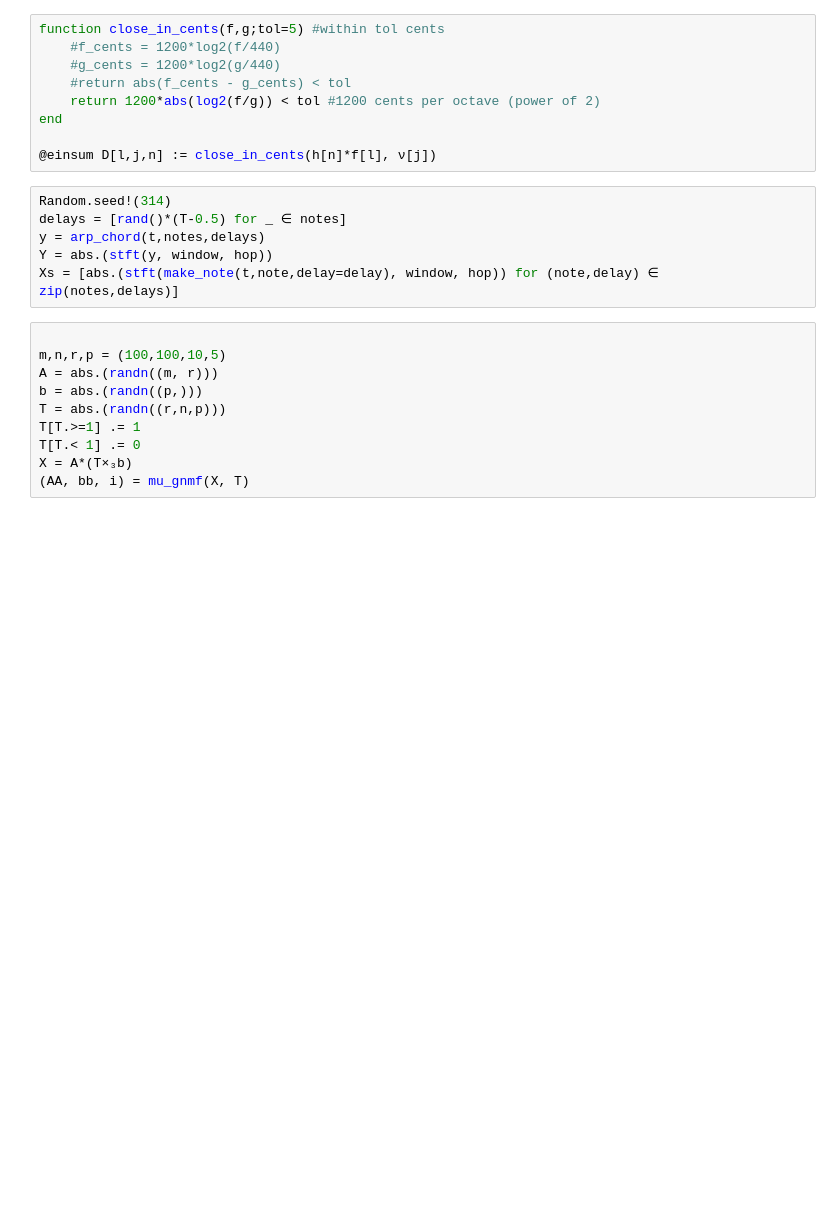
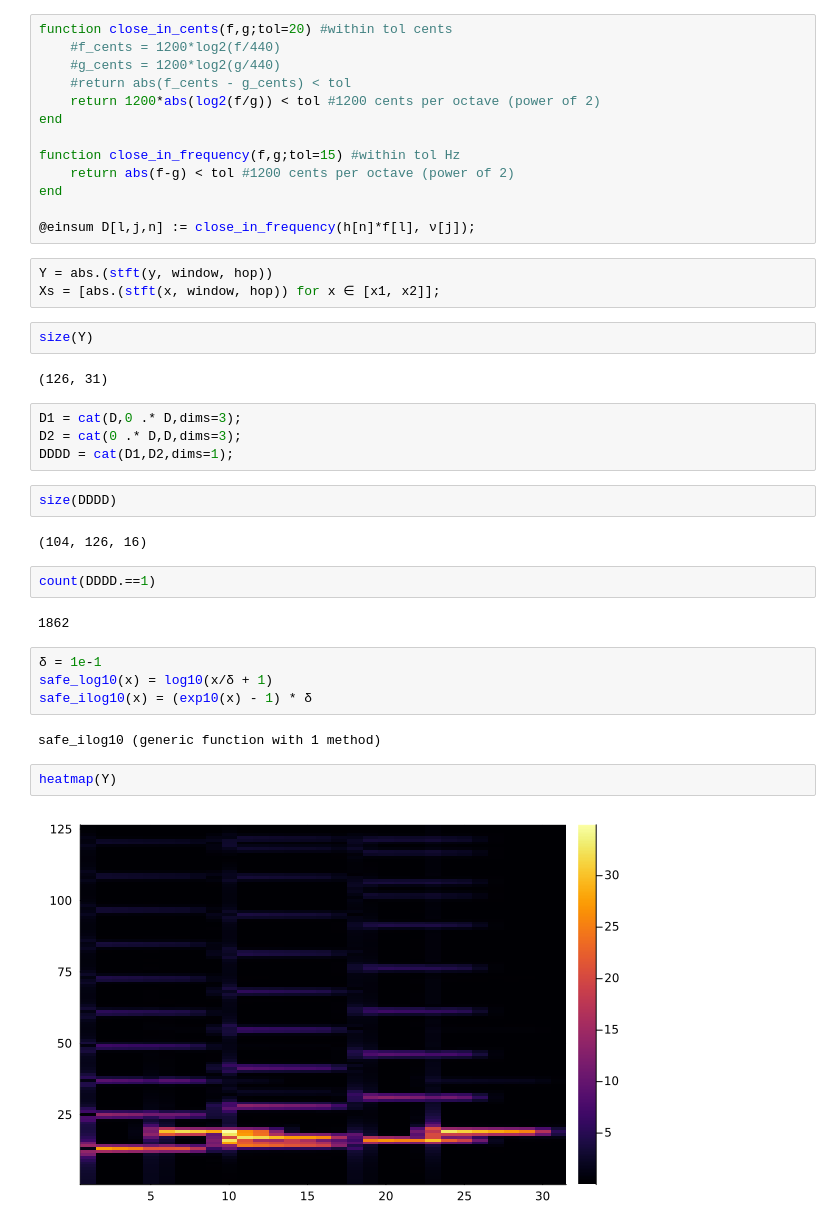
Before and after one commit to njericha/Deep-Unrolling-NTF, a Jupyter notebook: gnmf_music.ipynb, the cells around one changed output. Drawn from its saved outputs; the diff is of its cells as text; blank space fills up the shorter version.

```diff
--- a/gnmf_music.ipynb
+++ b/gnmf_music.ipynb
@@ -76,25 +194,42 @@ b2 = @. 1/n^2
 # %%
-function close_in_cents(f,g;tol=5) #within tol cents
+function close_in_cents(f,g;tol=20) #within tol cents
 	#f_cents = 1200*log2(f/440)
 	#g_cents = 1200*log2(g/440)
 	#return abs(f_cents - g_cents) < tol
 	return 1200*abs(log2(f/g)) < tol #1200 cents per octave (power of 2)
 end
 
-@einsum D[l,j,n] := close_in_cents(h[n]*f[l], ν[j])
+function close_in_frequency(f,g;tol=15) #within tol Hz
+	return abs(f-g) < tol #1200 cents per octave (power of 2)
+end
+
+@einsum D[l,j,n] := close_in_frequency(h[n]*f[l], ν[j]);
-# %%
-Random.seed!(314)
-delays = [rand()*(T-0.5) for _ ∈ notes]
-y = arp_chord(t,notes,delays)
-Y = abs.(stft(y, window, hop))
-Xs = [abs.(stft(make_note(t,note,delay=delay), window, hop)) for (note,delay) ∈ zip(notes,delays)]
-# %%
-
-m,n,r,p = (100,100,10,5)
-A = abs.(randn((m, r)))
-b = abs.(randn((p,)))
-T = abs.(randn((r,n,p)))
-T[T.>=1] .= 1
-T[T.< 1] .= 0
-X = A*(T×₃b)
-(AA, bb, i) = mu_gnmf(X, T)
+# %%
+Y = abs.(stft(y, window, hop))
+Xs = [abs.(stft(x, window, hop)) for x ∈ [x1, x2]];
+# %%
+size(Y)
+# %% [output]
+(126, 31)
+# %%
+D1 = cat(D,0 .* D,dims=3);
+D2 = cat(0 .* D,D,dims=3);
+DDDD = cat(D1,D2,dims=1);
+# %%
+size(DDDD)
+# %% [output]
+(104, 126, 16)
+# %%
+count(DDDD.==1)
+# %% [output]
+1862
+# %%
+δ = 1e-1
+safe_log10(x) = log10(x/δ + 1)
+safe_ilog10(x) = (exp10(x) - 1) * δ
+# %% [output]
+safe_ilog10 (generic function with 1 method)
+# %%
+heatmap(Y)
+# %% [output]
+[figure, added]
```
Also changed, not shown: parts of 25 cells of this notebook.
